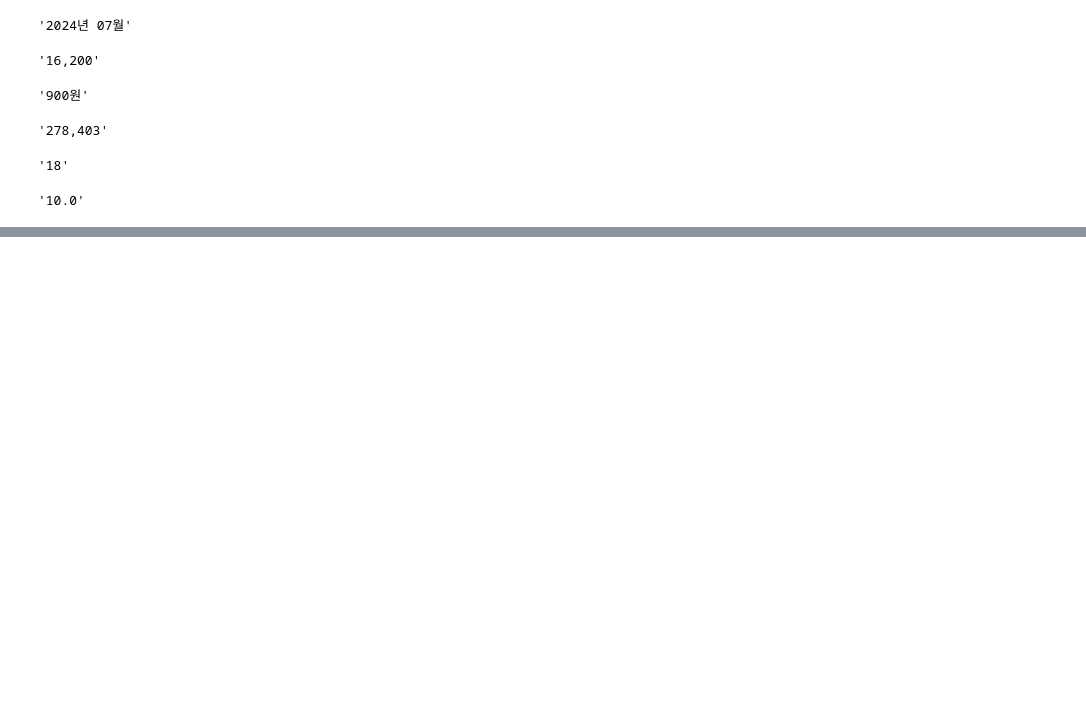
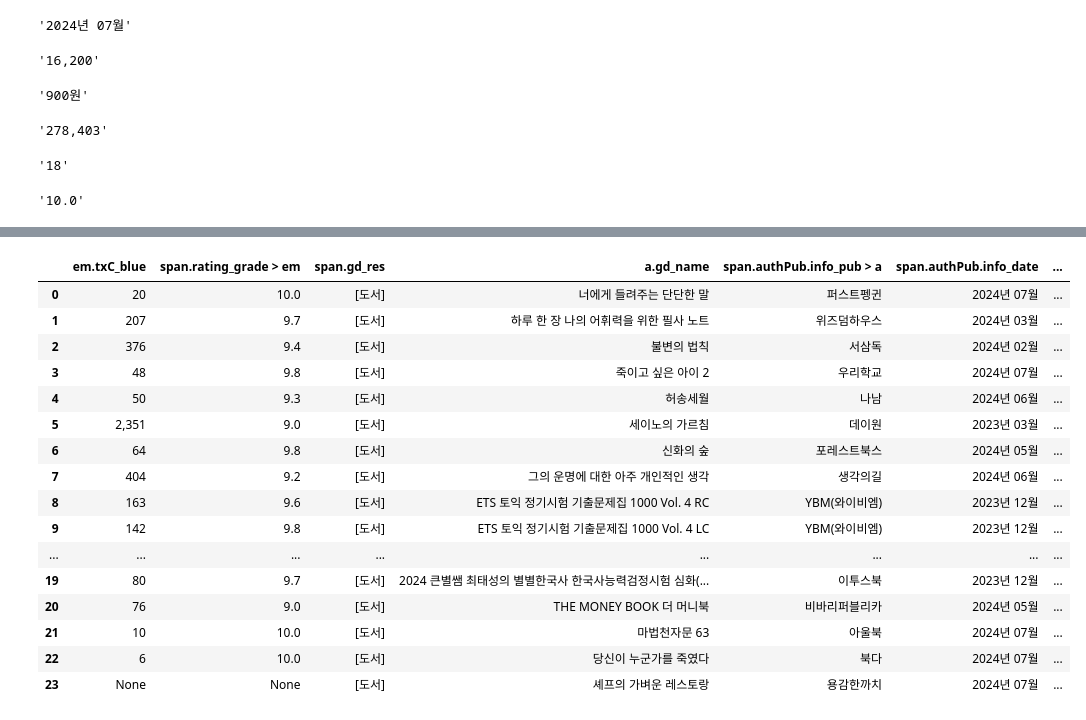
Before and after one commit to yusangsoo/Fintech_PM, a Jupyter notebook: 05_data_scraping/08_정적페이지web_scraping_yes24best.ipynb, the cells around one changed output, grey strips where cells are left out. Cells and saved outputs as stored; diff of their text form; code cells hidden in the pictures; blank space fills up the shorter version.

```diff
--- a/05_data_scraping/08_정적페이지web_scraping_yes24best.ipynb
+++ b/05_data_scraping/08_정적페이지web_scraping_yes24best.ipynb
@@ -772,0 +802,29 @@ book_list2[0].select_one('span.rating_grade > em').string
+# %%
+# 1페이지 저자 제외하고 전부 가져오기
+book_list = soup.select("#yesBestList > li")
+one_page_dic = {}
+for num in book_list :
+    review_tag = num.select_one('em.txC_blue')
+    if review_tag is None :
+        one_page_dic.setdefault('em.txC_blue', []).append('None')
+    else :
+        one_page_dic.setdefault('em.txC_blue', []).append(num.select_one('em.txC_blue').string)
+
+    rating_tag = num.select_one('span.rating_grade > em')
+    if rating_tag is None :
+        one_page_dic.setdefault('span.rating_grade > em', []).append('None')
+    else :
+        one_page_dic.setdefault('span.rating_grade > em', []).append(num.select_one('span.rating_grade > em').string)
+    for thing in crawl_thing :
+        for value in num.select(thing) :
+            if thing == 'address' :
+                one_page_dic.setdefault(thing, []).append("http://www.yes24.com"+i['href'])
+            elif thing == 'span.yPoint' :
+                one_page_dic.setdefault(thing, []).append(value.text[5::])
+            elif thing == 'span.saleNum' :
+                one_page_dic.setdefault(thing, []).append(value.text.strip()[5::])
+            elif thing == 'em.txC_blue' or thing == 'span.rating_grade > em' :
+                continue
+            else :
+                one_page_dic.setdefault(thing, []).append(value.string)
+one_page_dic['span.gd_res']
@@ -772,0 +875,22 @@ book_list2[0].select_one('span.rating_grade > em').string
+# %%
+# 데이터프레임화
+df = pd.DataFrame(one_page_dic)
+df
+# %% [output]
+|  | em.txC_blue | span.rating_grade > em | span.gd_res | a.gd_name | span.authPub.info_pub > a | span.authPub.info_date | ... |
+| 0 | 20 | 10.0 | [도서] | 너에게 들려주는 단단한 말 | 퍼스트펭귄 | 2024년 07월 | ... |
+| 1 | 207 | 9.7 | [도서] | 하루 한 장 나의 어휘력을 위한 필사 노트 | 위즈덤하우스 | 2024년 03월 | ... |
+| 2 | 376 | 9.4 | [도서] | 불변의 법칙 | 서삼독 | 2024년 02월 | ... |
+| 3 | 48 | 9.8 | [도서] | 죽이고 싶은 아이 2 | 우리학교 | 2024년 07월 | ... |
+| 4 | 50 | 9.3 | [도서] | 허송세월 | 나남 | 2024년 06월 | ... |
+| 5 | 2,351 | 9.0 | [도서] | 세이노의 가르침 | 데이원 | 2023년 03월 | ... |
+| 6 | 64 | 9.8 | [도서] | 신화의 숲 | 포레스트북스 | 2024년 05월 | ... |
+| 7 | 404 | 9.2 | [도서] | 그의 운명에 대한 아주 개인적인 생각 | 생각의길 | 2024년 06월 | ... |
+| 8 | 163 | 9.6 | [도서] | ETS 토익 정기시험 기출문제집 1000 Vol. 4 RC | YBM(와이비엠) | 2023년 12월 | ... |
+| 9 | 142 | 9.8 | [도서] | ETS 토익 정기시험 기출문제집 1000 Vol. 4 LC | YBM(와이비엠) | 2023년 12월 | ... |
+| ... | ... | ... | ... | ... | ... | ... | ... |
+| 19 | 80 | 9.7 | [도서] | 2024 큰별쌤 최태성의 별별한국사 한국사능력검정시험 심화(... | 이투스북 | 2023년 12월 | ... |
+| 20 | 76 | 9.0 | [도서] | THE MONEY BOOK 더 머니북 | 비바리퍼블리카 | 2024년 05월 | ... |
+| 21 | 10 | 10.0 | [도서] | 마법천자문 63 | 아울북 | 2024년 07월 | ... |
+| 22 | 6 | 10.0 | [도서] | 당신이 누군가를 죽였다 | 북다 | 2024년 07월 | ... |
+| 23 | None | None | [도서] | 셰프의 가벼운 레스토랑 | 용감한까치 | 2024년 07월 | ... |
```
Also changed, not shown: parts of 6 cells of this notebook.
